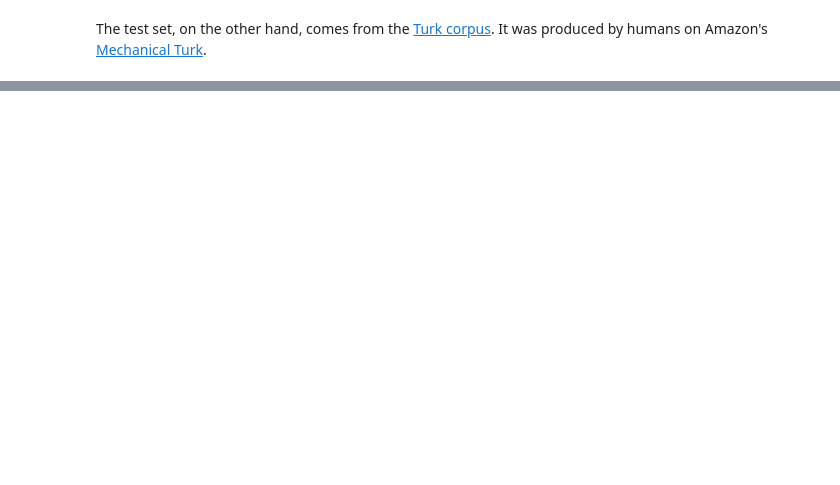
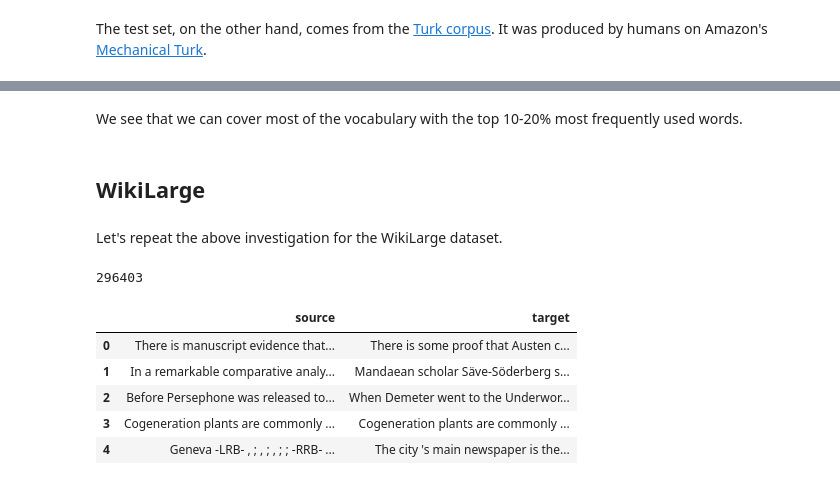
Before and after one commit to bencwallace/cleartext, a Jupyter notebook: notebooks/cleartext.ipynb, the cells around one changed output, grey strips where cells are left out. Saved outputs shown, nothing was run; the diff lists cells and outputs as text; code cells hidden in the pictures; blank space fills up the shorter version.

```diff
--- a/notebooks/cleartext.ipynb
+++ b/notebooks/cleartext.ipynb
@@ -85,0 +134,20 @@ test.head()
+# %% [markdown]
+We see that we can cover most of the vocabulary with the top 10-20\% most frequently used words.
+# %% [markdown]
+## WikiLarge
+# %% [markdown]
+Let's repeat  the above investigation for the WikiLarge dataset.
+# %%
+train, valid, test = load_wiki('wikilarge')
+len(train)
+# %% [output]
+296403
+# %%
+train.head()
+# %% [output]
+|  | source | target |
+| 0 | There is manuscript evidence that... | There is some proof that Austen c... |
+| 1 | In a remarkable comparative analy... | Mandaean scholar Säve-Söderberg s... |
+| 2 | Before Persephone was released to... | When Demeter went to the Underwor... |
+| 3 | Cogeneration plants are commonly ... | Cogeneration plants are commonly ... |
+| 4 | Geneva -LRB- , ; , ; , ; ; -RRB- ... | The city 's main newspaper is the... |
```
Also changed, not shown: parts of 19 cells of this notebook, 4 other files.
